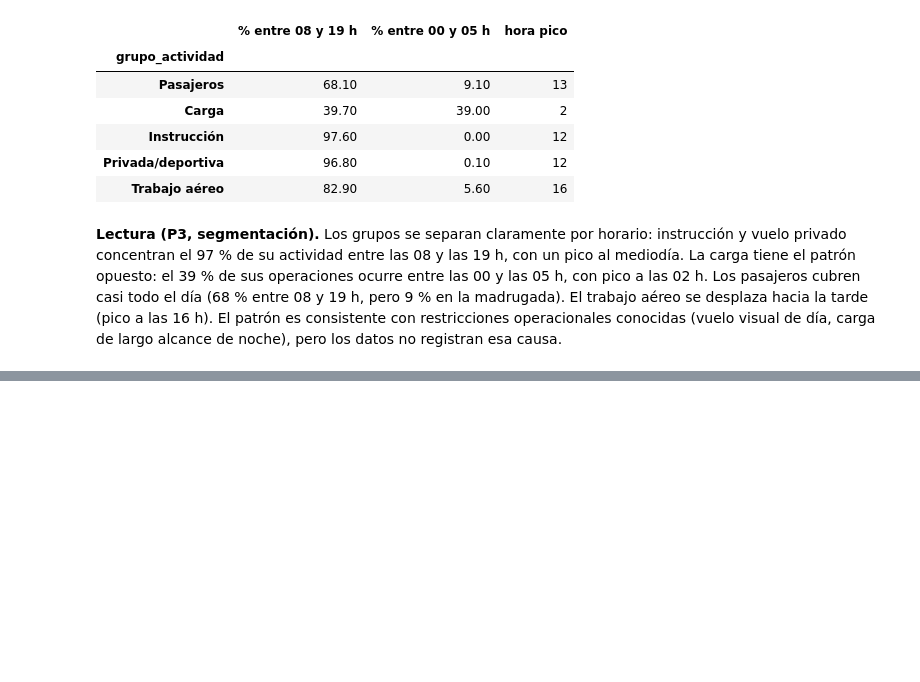
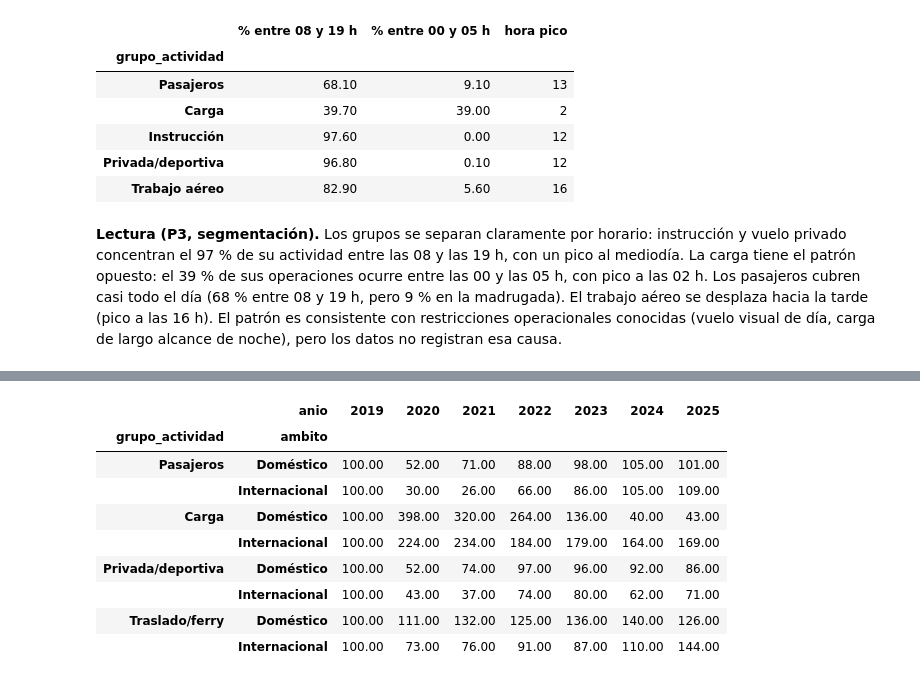
Before and after one commit to Gaboto1/visualizacion-transporte-rojas-gabriel, a Jupyter notebook: notebooks/evaluacion02.ipynb, the cells around one changed output, grey strips where cells are left out. Cells and saved outputs as stored; diff of their text form; code cells hidden in the pictures; blank space fills up the shorter version.

```diff
--- a/notebooks/evaluacion02.ipynb
+++ b/notebooks/evaluacion02.ipynb
@@ -1372,0 +1406,16 @@ pd.DataFrame({"% entre 08 y 19 h": diurno, "% entre 00 y 05 h": nocturno, "hora
+# %%
+tabla_h1 = (f5.query("anio in [2019, 2020, 2021, 2022, 2023, 2024, 2025]")
+              .pivot_table(index=["grupo_actividad", "ambito"], columns="anio", values="indice_2019", observed=True)
+              .round(0))
+tabla_h1
+# %% [output]
+|  | anio | 2019 | 2020 | 2021 | 2022 | 2023 | 2024 | 2025 |
+| grupo_actividad | ambito |  |  |  |  |  |  |  |
+| Pasajeros | Doméstico | 100.00 | 52.00 | 71.00 | 88.00 | 98.00 | 105.00 | 101.00 |
+|  | Internacional | 100.00 | 30.00 | 26.00 | 66.00 | 86.00 | 105.00 | 109.00 |
+| Carga | Doméstico | 100.00 | 398.00 | 320.00 | 264.00 | 136.00 | 40.00 | 43.00 |
+|  | Internacional | 100.00 | 224.00 | 234.00 | 184.00 | 179.00 | 164.00 | 169.00 |
+| Privada/deportiva | Doméstico | 100.00 | 52.00 | 74.00 | 97.00 | 96.00 | 92.00 | 86.00 |
+|  | Internacional | 100.00 | 43.00 | 37.00 | 74.00 | 80.00 | 62.00 | 71.00 |
+| Traslado/ferry | Doméstico | 100.00 | 111.00 | 132.00 | 125.00 | 136.00 | 140.00 | 126.00 |
+|  | Internacional | 100.00 | 73.00 | 76.00 | 91.00 | 87.00 | 110.00 | 144.00 |
```
Also changed, not shown: parts of 11 cells of this notebook, 3 other files.
